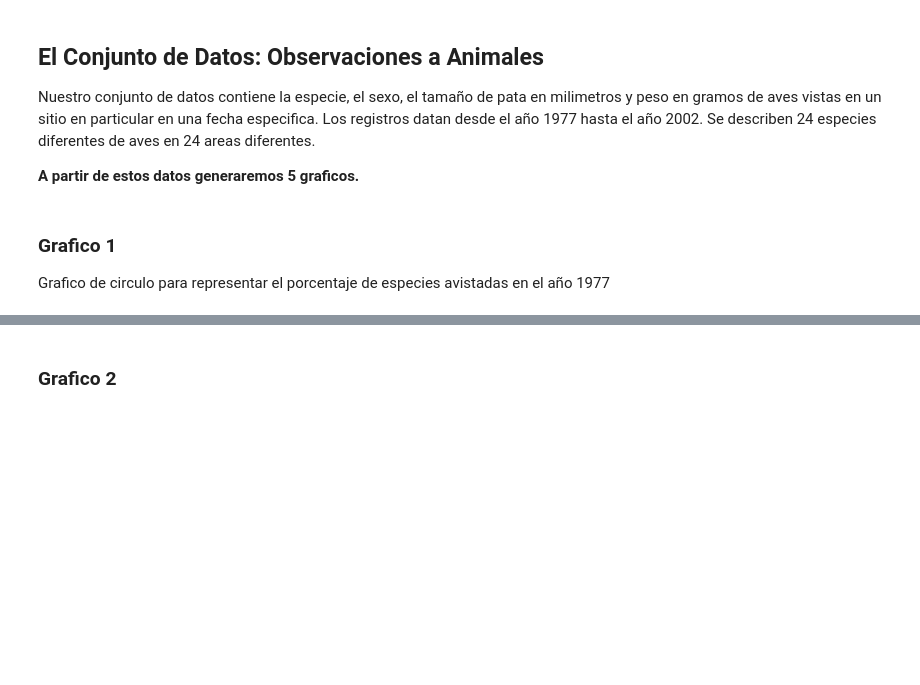
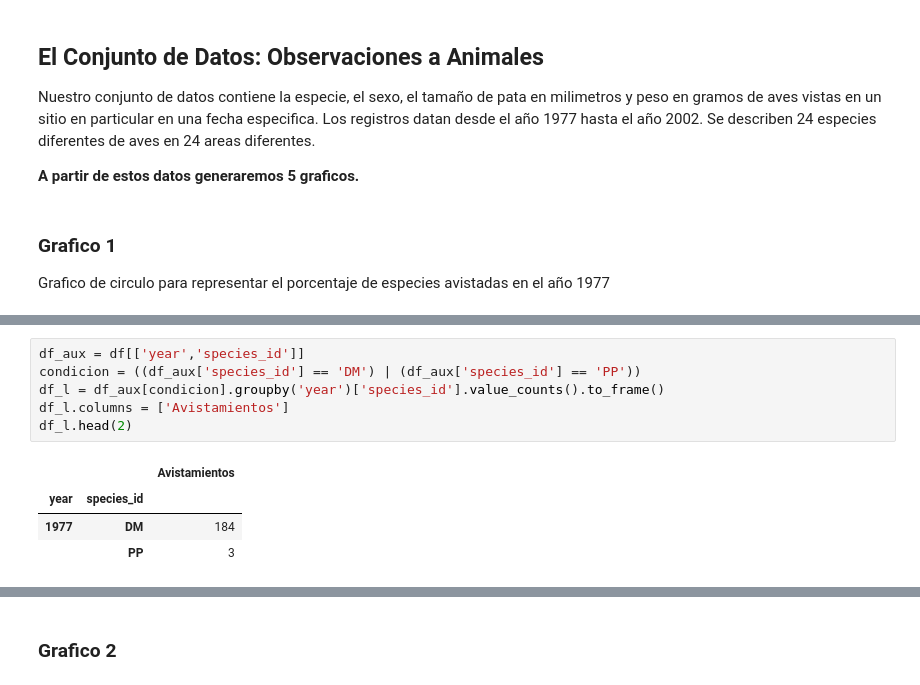
Before and after one commit to Vania-Espinoza/Tarea2-Python, a Jupyter notebook: Tarea3.ipynb, the cells around one changed output, grey strips where cells are left out. Saved outputs shown, nothing was run; the diff lists cells and outputs as text; blank space fills up the shorter version.

```diff
--- a/Tarea3.ipynb
+++ b/Tarea3.ipynb
@@ -57,2 +53,13 @@ plt.savefig('Grafico-circular.pdf', dpi=300, bbox_inches='tight')
 # %% [output]
 [figure]
+# %%
+df_aux = df[['year','species_id']]
+condicion = ((df_aux['species_id'] == 'DM') | (df_aux['species_id'] == 'PP'))
+df_l = df_aux[condicion].groupby('year')['species_id'].value_counts().to_frame()
+df_l.columns = ['Avistamientos']
+df_l.head(2)
+# %% [output]
+|  |  | Avistamientos |
+| year | species_id |  |
+| 1977 | DM | 184 |
+|  | PP | 3 |
```
Also changed, not shown: parts of 9 cells of this notebook.
